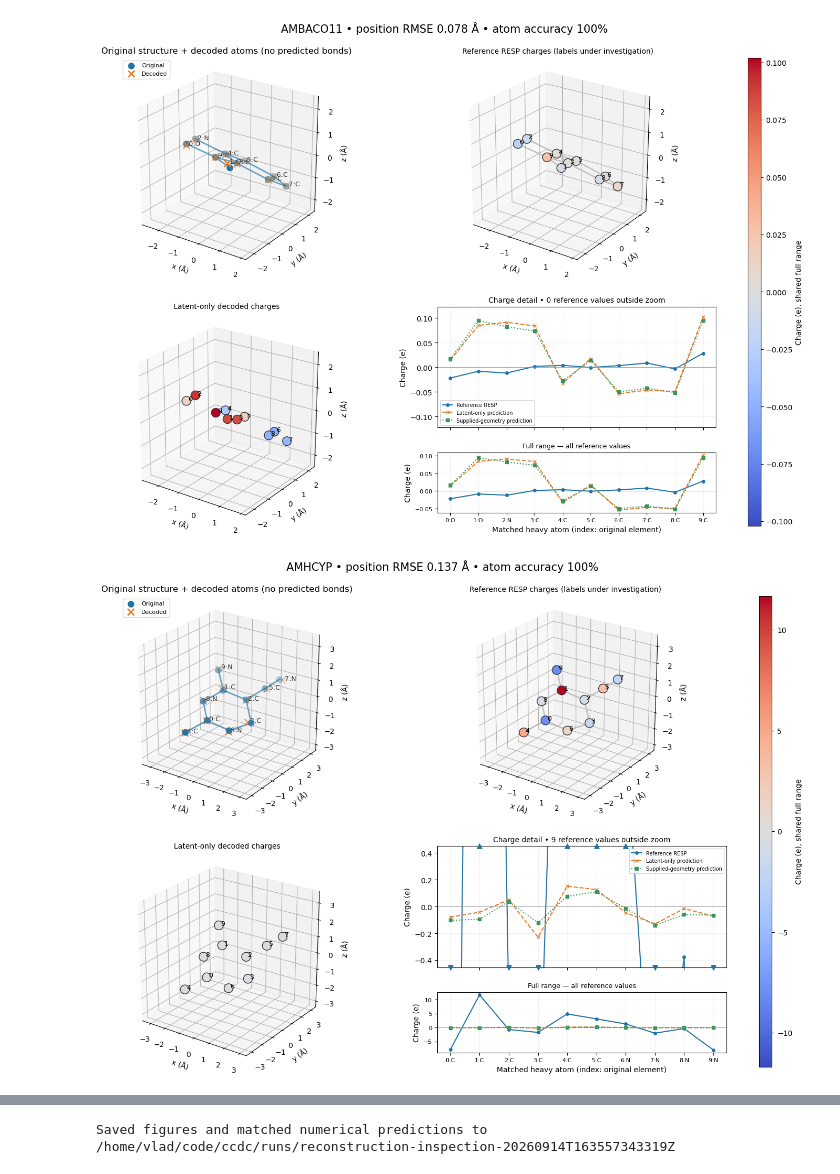
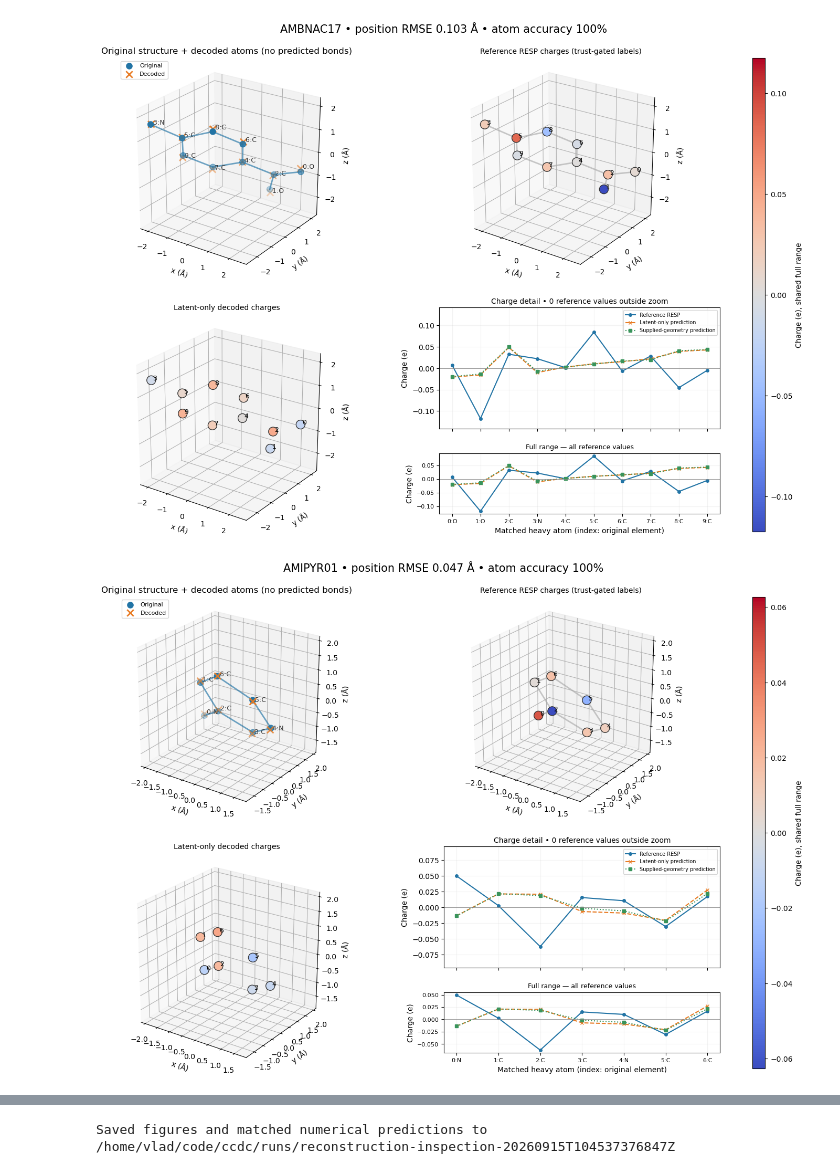
Before and after one commit to MatthewT123/ccdc, a Jupyter notebook: notebooks/reconstruction_and_charges.ipynb, the cells around one changed output, grey strips where cells are left out. Cells and saved outputs as stored; diff of their text form; code cells hidden in the pictures.

Commit message:
Rebuild reconstruction notebook for held-out test set

```diff
--- a/notebooks/reconstruction_and_charges.ipynb
+++ b/notebooks/reconstruction_and_charges.ipynb
@@ -17,13 +17,13 @@ if not (ROOT / "MolFLAE").is_dir():
     ROOT = ROOT.parent
 assert (ROOT / "MolFLAE").is_dir(), "Run from the repository or notebooks directory"
 sys.path.insert(0, str(ROOT / "scripts"))
-RUN = ROOT / "runs/csd-pilot-100x100-epoch1"
+RUN = ROOT / "runs/trusted-split80-20-10epoch"
 CHECKPOINT = RUN / "last.ckpt"
-TEST = ROOT / "runs/csd-pilot-100x100/test"
+TEST = ROOT / "runs/csd-small-v1-trusted-v3-split80-20/test"
 DEVICE = "auto"  # auto, cpu, cuda, cuda:N
 SAMPLE_STEPS = 100
 SEED = 2043
-N_MOLECULES = 5
+N_MOLECULES = 10
 # Change these IDs explicitly to inspect other test molecules.
 run_info = json.loads((RUN / "run.json").read_text())
 MOLECULE_IDS = run_info["test_ids"][:N_MOLECULES]
@@ -88,7 +88,7 @@ with torch.random.fork_rng(devices=cuda_devices), torch.no_grad():
     _, trajectory, _ = model.decoder.sample(
         protein_pos=zx, protein_v=zh, batch_protein=global_batch,
         batch_ligand=batch.batch, n_nodes=len(x), sample_steps=SAMPLE_STEPS,
-        desc="Five test reconstructions")
+        desc="Ten test reconstructions")
     positions, probabilities, predicted_q, _ = trajectory[-1]
     geometry_q = charge_predictions(model, batch)
     for i, (identifier, _, mol) in enumerate(records):
@@ -185,7 +190,7 @@ for r in results:
     limit = max(float(np.abs(np.r_[r['reference_q'], r['decoded_q']]).max()), 0.05)
     norm = Normalize(-limit, limit)
     original_bonds(reference_ax, r, "#aaaaaa")
-    for ax, coords, q, title in [(reference_ax, r['reference'], r['reference_q'], 'Reference RESP charges (labels under investigation)'),
+    for ax, coords, q, title in [(reference_ax, r['reference'], r['reference_q'], 'Reference RESP charges (trust-gated labels)'),
                                 (decoded_ax, r['decoded'], r['decoded_q'], 'Latent-only decoded charges')]:
         ax.scatter(*coords.T, c=q, cmap="coolwarm", norm=norm, s=150, edgecolors="#333333", depthshade=False)
         for i, point in enumerate(coords): ax.text(*point, f" {i}", fontsize=9)
@@ -232,2 +237,2 @@ print("Saved figures and matched numerical predictions to", OUTPUT)
-[figure, old version]
+[figure, new version]
-[figure, old version]
+[figure, new version]
@@ -234 +244 @@ print("Saved figures and matched numerical predictions to", OUTPUT)
-Saved figures and matched numerical predictions to /home/vlad/code/ccdc/runs/reconstruction-inspection-20260914T163557343319Z
+Saved figures and matched numerical predictions to /home/vlad/code/ccdc/runs/reconstruction-inspection-20260915T104537376847Z
```
Also changed, not shown: parts of 7 cells of this notebook, 2 other files.
